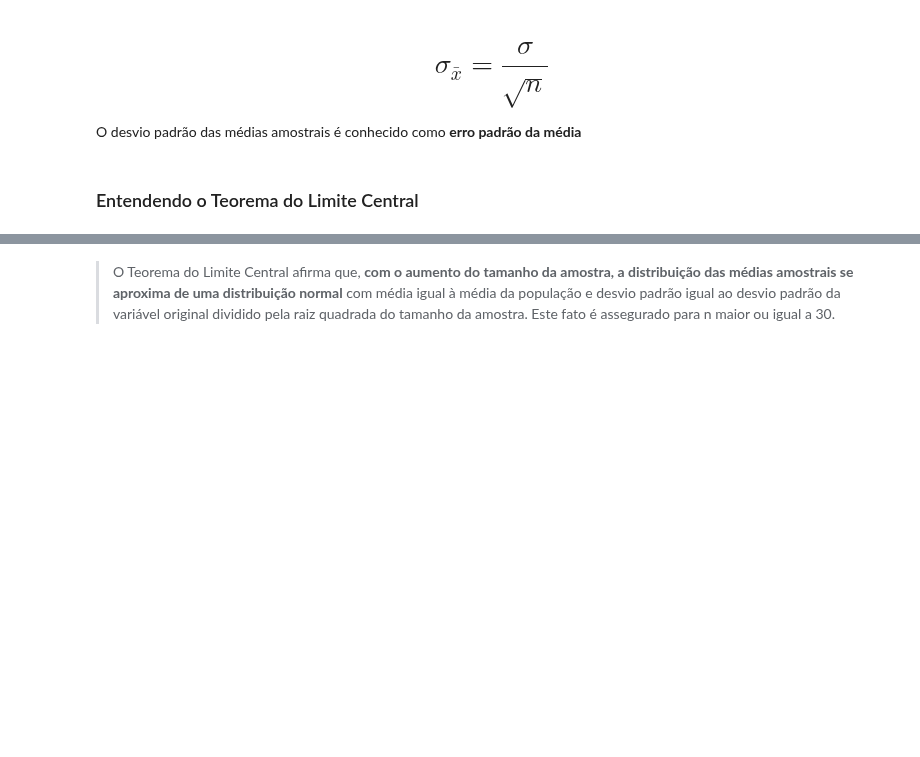
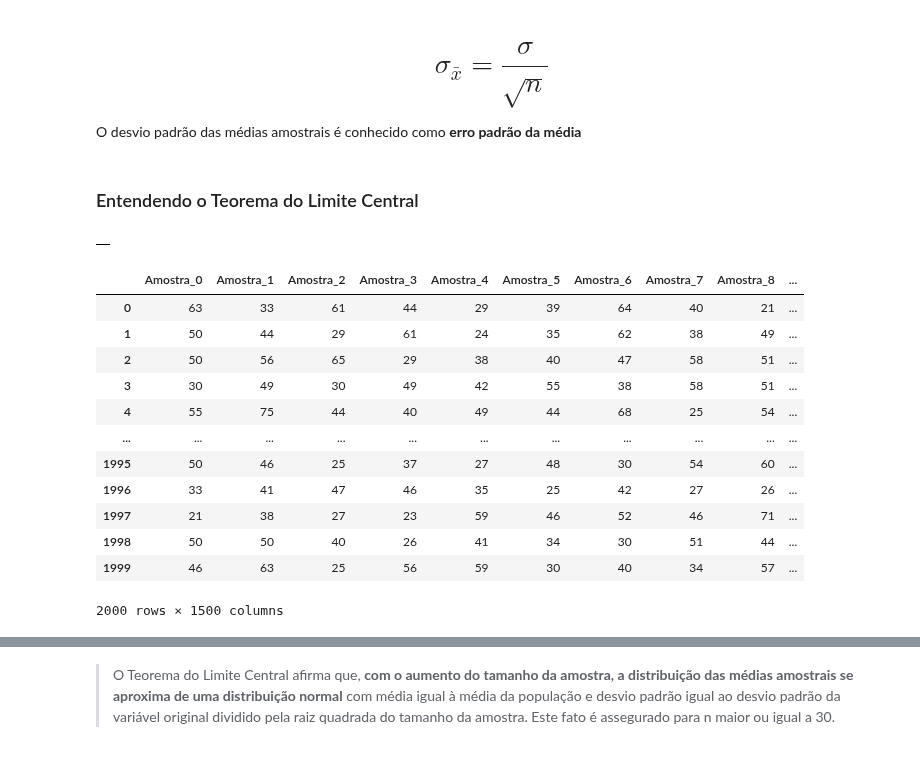
Before and after one commit to muriloWeber/dataScienceAlura, a Jupyter notebook: dataScienceEstatisticaComPythonProbabilidadeEAmostragem/Curso_de_Estatística_Parte_2.ipynb, the cells around one changed output, grey strips where cells are left out. Saved outputs shown, nothing was run; the diff lists cells and outputs as text; code cells hidden in the pictures; blank space fills up the shorter version.

```diff
--- a/dataScienceEstatisticaComPythonProbabilidadeEAmostragem/Curso_de_Estatística_Parte_2.ipynb
+++ b/dataScienceEstatisticaComPythonProbabilidadeEAmostragem/Curso_de_Estatística_Parte_2.ipynb
@@ -947,0 +951,25 @@ O desvio padrão das médias amostrais é conhecido como **erro padrão da médi
+# %%
+amostras = pd.DataFrame()
+amostras
+# %% [output]
+|  |
+# %%
+for i in range(total_de_amostras):
+   _ = dados.Idade.sample(n)
+   _.index = range(0, len(_))
+   amostras['Amostra_' + str(i)] = _
+amostras
+# %% [output]
+|  | Amostra_0 | Amostra_1 | Amostra_2 | Amostra_3 | Amostra_4 | Amostra_5 | Amostra_6 | Amostra_7 | Amostra_8 | ... |
+| 0 | 63 | 33 | 61 | 44 | 29 | 39 | 64 | 40 | 21 | ... |
+| 1 | 50 | 44 | 29 | 61 | 24 | 35 | 62 | 38 | 49 | ... |
+| 2 | 50 | 56 | 65 | 29 | 38 | 40 | 47 | 58 | 51 | ... |
+| 3 | 30 | 49 | 30 | 49 | 42 | 55 | 38 | 58 | 51 | ... |
+| 4 | 55 | 75 | 44 | 40 | 49 | 44 | 68 | 25 | 54 | ... |
+| ... | ... | ... | ... | ... | ... | ... | ... | ... | ... | ... |
+| 1995 | 50 | 46 | 25 | 37 | 27 | 48 | 30 | 54 | 60 | ... |
+| 1996 | 33 | 41 | 47 | 46 | 35 | 25 | 42 | 27 | 26 | ... |
+| 1997 | 21 | 38 | 27 | 23 | 59 | 46 | 52 | 46 | 71 | ... |
+| 1998 | 50 | 50 | 40 | 26 | 41 | 34 | 30 | 51 | 44 | ... |
+| 1999 | 46 | 63 | 25 | 56 | 59 | 30 | 40 | 34 | 57 | ... |
+2000 rows × 1500 columns
```
Also changed, not shown: parts of 16 cells of this notebook.
